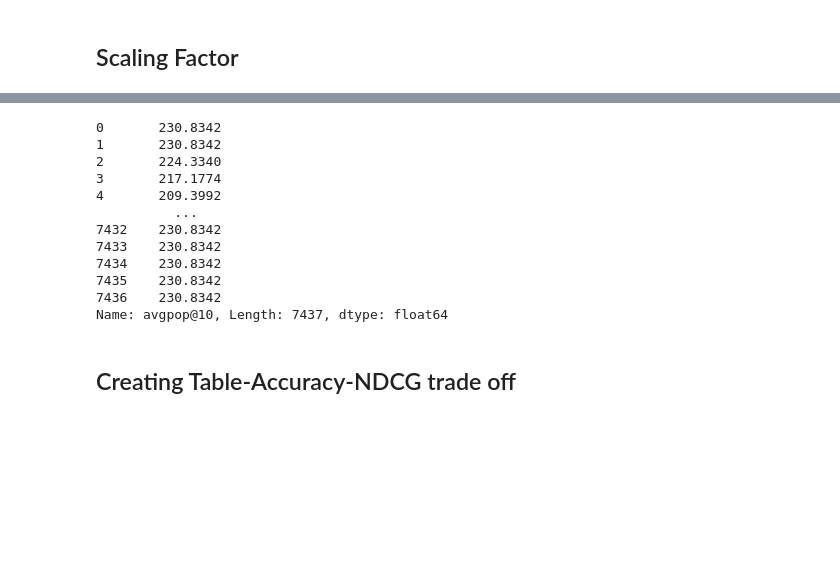
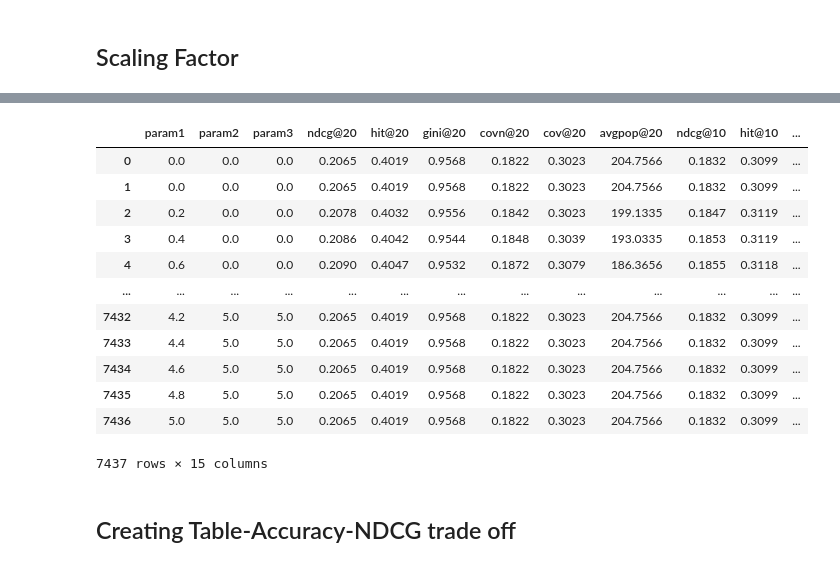
Before and after one commit to meysamvarasteh92/CBM, a Jupyter notebook: Steering.ipynb, the cells around one changed output, grey strips where cells are left out. Cells and saved outputs as stored; diff of their text form; code cells hidden in the pictures; blank space fills up the shorter version.

```diff
--- a/Steering.ipynb
+++ b/Steering.ipynb
@@ -769,18 +764,19 @@ SAE[SAE['ndcg@10']>0.178]['avgpop@20'].min()
-# %%
-SAE['avgpop@10']
-# %% [output]
-0       230.8342
-1       230.8342
-2       224.3340
-3       217.1774
-4       209.3992
-          ...
-7432    230.8342
-7433    230.8342
-7434    230.8342
-7435    230.8342
-7436    230.8342
-Name: avgpop@10, Length: 7437, dtype: float64
+# %%
+SAE
+# %% [output]
+|  | param1 | param2 | param3 | ndcg@20 | hit@20 | gini@20 | covn@20 | cov@20 | avgpop@20 | ndcg@10 | hit@10 | ... |
+| 0 | 0.0 | 0.0 | 0.0 | 0.2065 | 0.4019 | 0.9568 | 0.1822 | 0.3023 | 204.7566 | 0.1832 | 0.3099 | ... |
+| 1 | 0.0 | 0.0 | 0.0 | 0.2065 | 0.4019 | 0.9568 | 0.1822 | 0.3023 | 204.7566 | 0.1832 | 0.3099 | ... |
+| 2 | 0.2 | 0.0 | 0.0 | 0.2078 | 0.4032 | 0.9556 | 0.1842 | 0.3023 | 199.1335 | 0.1847 | 0.3119 | ... |
+| 3 | 0.4 | 0.0 | 0.0 | 0.2086 | 0.4042 | 0.9544 | 0.1848 | 0.3039 | 193.0335 | 0.1853 | 0.3119 | ... |
+| 4 | 0.6 | 0.0 | 0.0 | 0.2090 | 0.4047 | 0.9532 | 0.1872 | 0.3079 | 186.3656 | 0.1855 | 0.3118 | ... |
+| ... | ... | ... | ... | ... | ... | ... | ... | ... | ... | ... | ... | ... |
+| 7432 | 4.2 | 5.0 | 5.0 | 0.2065 | 0.4019 | 0.9568 | 0.1822 | 0.3023 | 204.7566 | 0.1832 | 0.3099 | ... |
+| 7433 | 4.4 | 5.0 | 5.0 | 0.2065 | 0.4019 | 0.9568 | 0.1822 | 0.3023 | 204.7566 | 0.1832 | 0.3099 | ... |
+| 7434 | 4.6 | 5.0 | 5.0 | 0.2065 | 0.4019 | 0.9568 | 0.1822 | 0.3023 | 204.7566 | 0.1832 | 0.3099 | ... |
+| 7435 | 4.8 | 5.0 | 5.0 | 0.2065 | 0.4019 | 0.9568 | 0.1822 | 0.3023 | 204.7566 | 0.1832 | 0.3099 | ... |
+| 7436 | 5.0 | 5.0 | 5.0 | 0.2065 | 0.4019 | 0.9568 | 0.1822 | 0.3023 | 204.7566 | 0.1832 | 0.3099 | ... |
+7437 rows × 15 columns
 # %%
 import types
 import numpy as np
```
Also changed, not shown: parts of 15 cells of this notebook.
